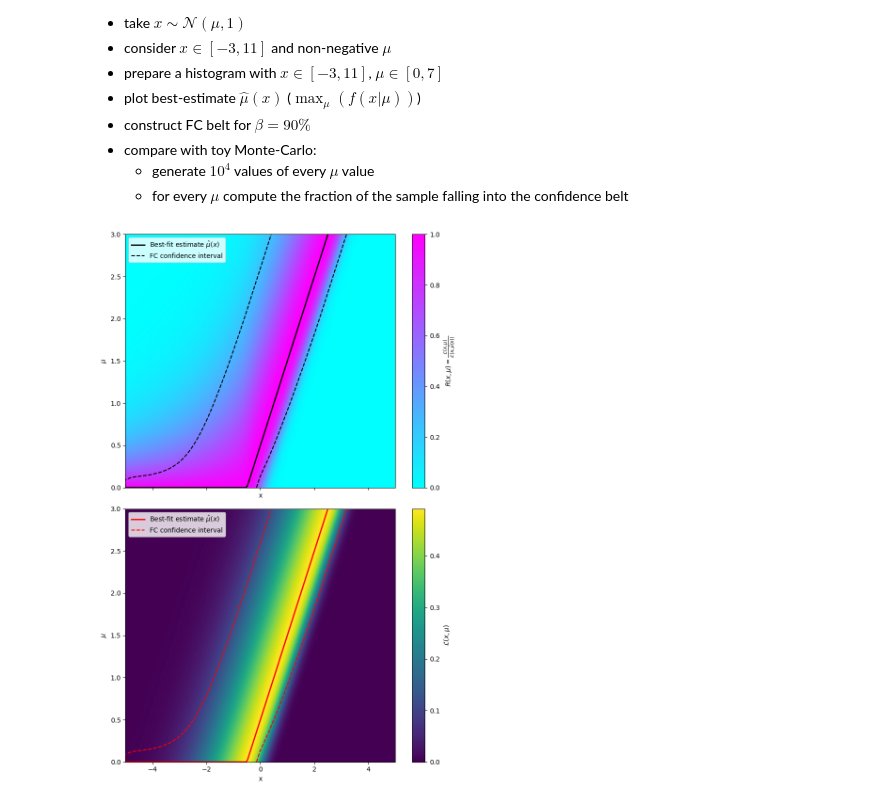
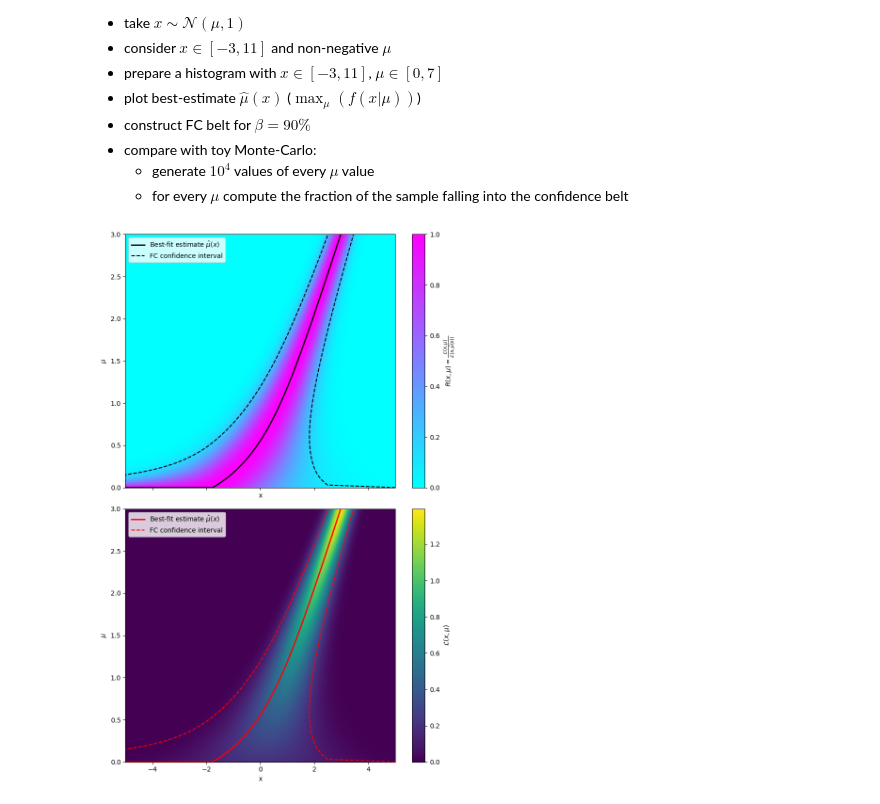
Before and after one commit to nj-vs-vh/gssi-23-24-stats, a Jupyter notebook: lecture9.ipynb, the cells around one changed output. Saved outputs shown, nothing was run; the diff lists cells and outputs as text; code cells hidden in the pictures.

```diff
--- a/lecture9.ipynb
+++ b/lecture9.ipynb
@@ -237,8 +237,8 @@ beta = 0.90
 
 
 def likelihood(mu: float, x: float) -> float:
-    return scipy.stats.skewnorm.pdf(x, loc=mu, scale=1.5, a=-6)
-    # return scipy.stats.norm.pdf(x, loc=mu, scale=1)
+    # return scipy.stats.skewnorm.pdf(x, loc=mu, scale=1.5, a=-6)
+    return scipy.stats.norm.pdf(x, loc=mu, scale=1 / (0.5 + mu))
 
 
 x_range = np.linspace(-5, 5, 200)
@@ -318,31 +318,31 @@ for ax, map_, cmap, color_label, line_color in [
         L_map,
         "viridis",
         "$ \\mathcal{L} (x, \\mu) $",
         "r",
     ),
 ]:
     mesh = ax.pcolormesh(x_range, mu_range, map_.T, shading="gouraud", cmap=cmap)
     ax.plot(
         x_range,
         mu_best_fit,
         line_color,
         linewidth=2,
         label="Best-fit estimate $ \\hat \\mu (x) $",
     )
     ax.plot(lower_fc, mu_range, line_color, linestyle="--")
     ax.plot(upper_fc, mu_range, line_color, linestyle="--", label="FC confidence interval")
 
     ax.set_xlabel("x")
     ax.set_ylabel("$ \\mu $")
     ax.set_ylim(mu_range[0], mu_range[-1])
     ax.set_xlim(x_range[0], x_range[-1])
     ax.legend()
     plt.colorbar(
         mesh,
         label=color_label,
     )
 
 plt.tight_layout()
 plt.show()
 # %% [output]
-[figure, old version]
+[figure, new version]
```
